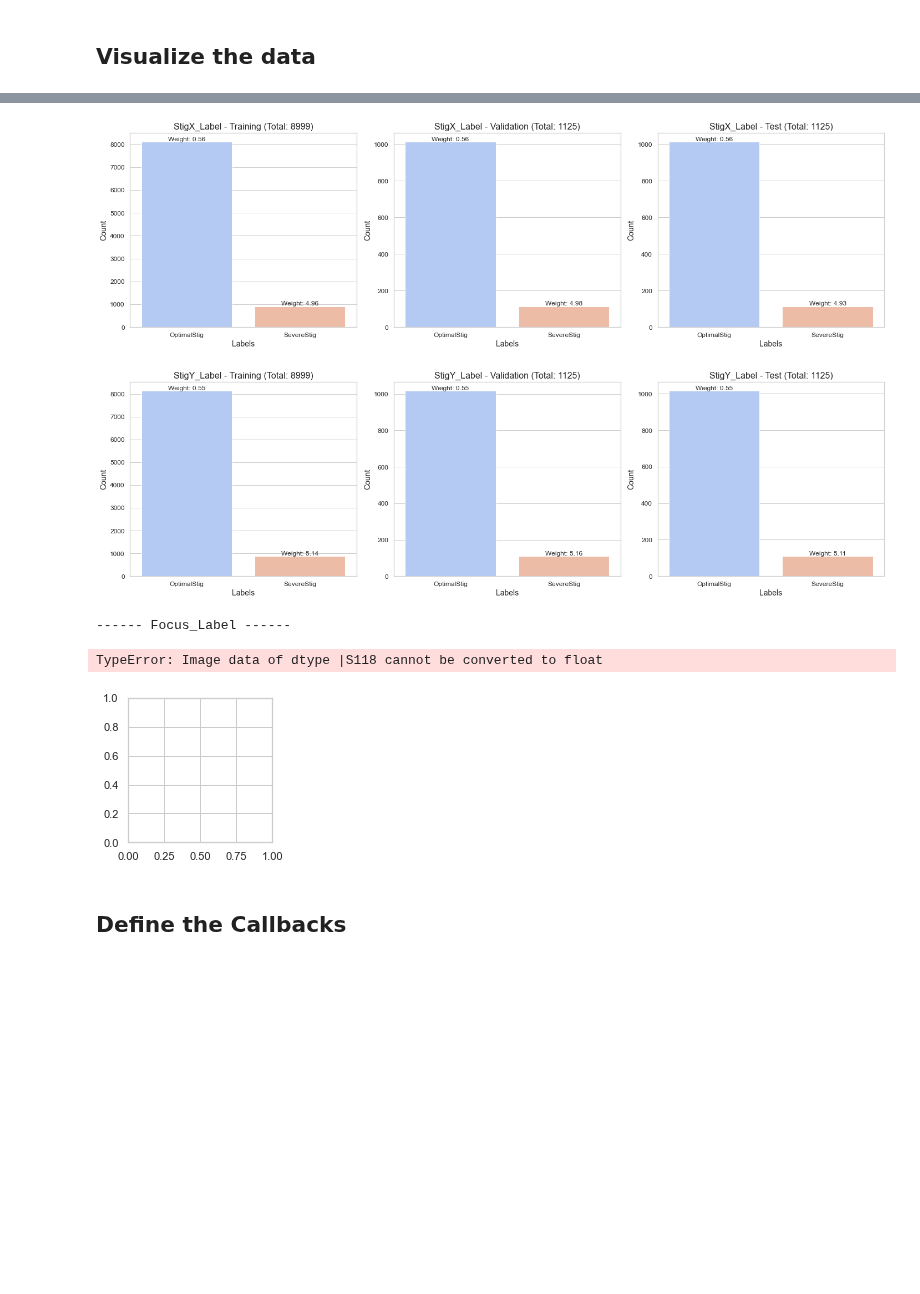
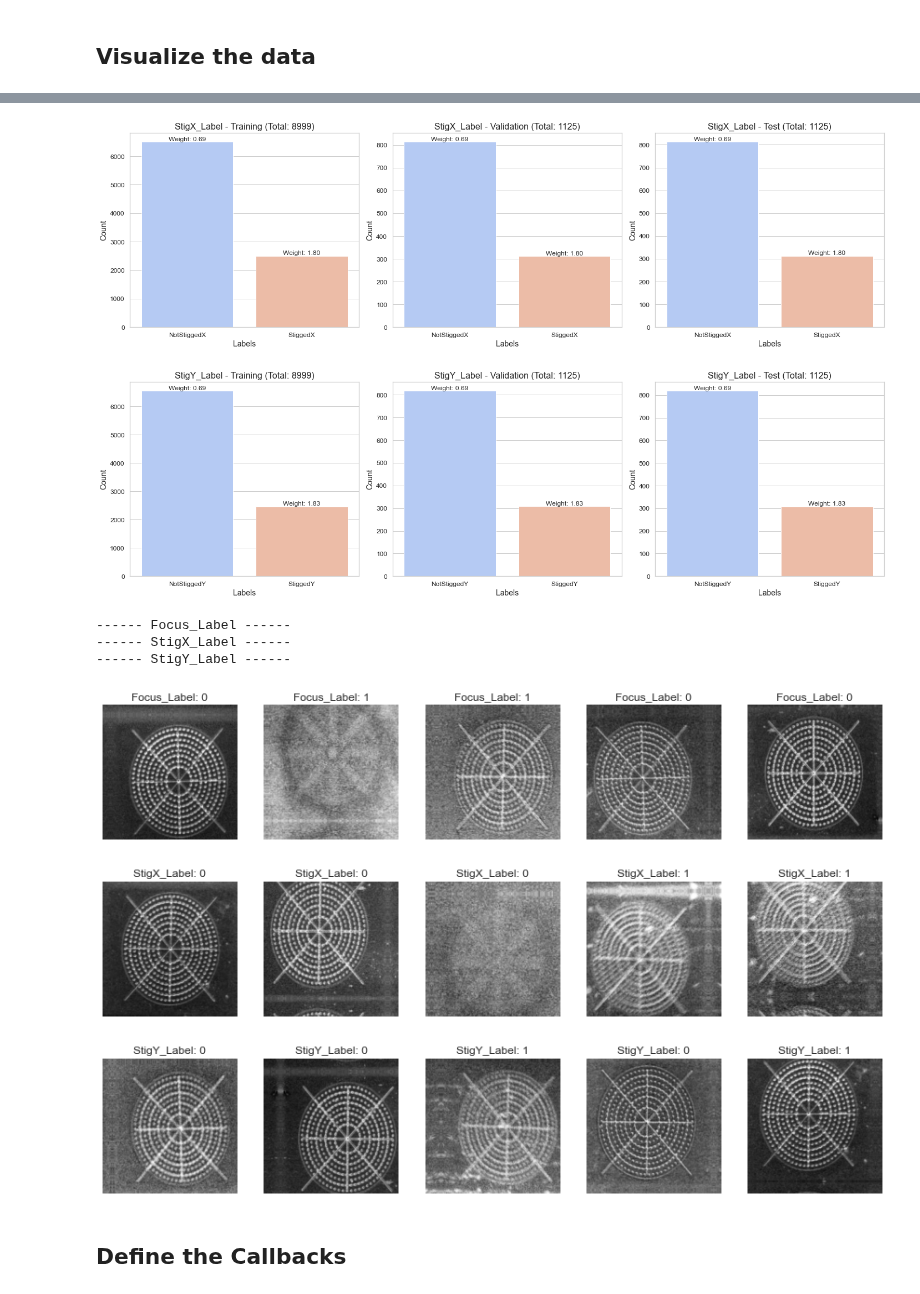
Before and after one commit to guitarbeat/Image-Classification, a Jupyter notebook: Focus_Fiduciary_Check_v6.ipynb, the cells around one changed output, grey strips where cells are left out. Saved outputs shown, nothing was run; the diff lists cells and outputs as text; code cells hidden in the pictures; blank space fills up the shorter version.

```diff
--- a/Focus_Fiduciary_Check_v6.ipynb
+++ b/Focus_Fiduciary_Check_v6.ipynb
@@ -604,0 +491,11 @@ Label: StigX_Label
+# %%
+# Calling the Data Preparation Function
+datasets, class_weights, dataset_info = prepare_dataset(
+    base_dir=config['BASE_DIR'],
+    data_file=config['DATA_FILE'],
+    old_base_path=config['OLD_BASE_PATH'],
+    new_base_path=config['NEW_BASE_PATH'],
+    focus_threshold=config['FOCUS_THRESHOLD'],
+    stig_threshold=config['STIG_THRESHOLD'],
+    label_columns=label_columns
+)
@@ -613,7 +516,7 @@ def annotate_bars(ax, labels: list, counts: list, weights: list) -> None:
         ax.text(j, count, f"Weight: {weights[j]:.2f}", ha='center', va='bottom')
 
 def plot_single_split(ax, split_data: Dict, label_column: str, split: str) -> None:
-
+    """Plot the class counts for a single dataset split."""
     labels = list(split_data['Counts'].keys())
     counts = list(split_data['Counts'].values())
     weights = [split_data['Weights'][label] for label in labels]
@@ -625,8 +528,6 @@ def plot_single_split(ax, split_data: Dict, label_column: str, split: str) -> No
     ax.set_xlabel('Labels', fontsize=14)
     ax.set_ylabel('Count', fontsize=14)
     ax.tick_params(labelsize=12)
-
-
 
 def plot_academic_dataset_info(dataset_info: Dict) -> None:
     """Enhance the plots for a more academic/scientific look using seaborn."""
@@ -644,21 +545,24 @@ def plot_academic_dataset_info(dataset_info: Dict) -> None:
 plot_academic_dataset_info(dataset_info)
 
 
-def map_integers_to_labels(label_int, label_column):
-    int_to_label_mapping = {v: k for k, v in config['LABEL_TO_INT_MAPPINGS'][label_column].items()}
-    mapped_label = int_to_label_mapping.get(label_int, 'Unknown')
+## Visualize Training Batches for Multiple Labels
+def show_batch(image_batch, label_batch_dict, rows=1, cols=5):
+    """
+    Display a batch of images in a grid format.
 
-    return mapped_label
+    Args:
+    - image_batch (List[Any]): Batch of images to display.
+    - label_batch_dict (Dict): Dictionary containing corresponding labels for the images for multiple tasks.
+    - rows (int, optional): Number of rows in the grid. Defaults to 5.
+    - cols (int, optional): Number of columns in the grid. Defaults to 5.
+    """
+    plt.figure(figsize=(15, 15))
 
-
-def show_batch(image_batch, label_batch_dict, rows=1, cols=5):
-    plt.figure(figsize=(15, 15))
     for n in range(rows * cols):
         ax = plt.subplot(rows, cols, n + 1)
         plt.imshow(image_batch[n])
-        label_text = "\n".join([f"{key}: {map_integers_to_labels(val[n], key)}"
-                                 for key, val in label_batch_dict.items()])
-        plt.title(label_text)
+        label_text = "\n".join([f"{key}: {val[n]}" for key, val in label_batch_dict.items()])
+        plt.title(label_text)  # Convert labels to string just in case
         plt.axis('off')
 
 # @title Print Batch and Label Shapes and Other Diagnostics
@@ -668,7 +572,7 @@ def print_diagnostics(image_batch, label_batch_dict):
         print(f"{label} batch shape: {label_batch.shape}")
 
 # @title Iterate Over Batches for All Labels
-label_columns = ['Focus_Label', 'StigX_Label', 'StigY_Label'] #might not be needed
+label_columns = ['Focus_Label', 'StigX_Label', 'StigY_Label']
 
 for label_column in label_columns:
     print(f"------ {label_column} ------")
@@ -682,7 +586,10 @@ for label_column in label_columns:
-[figure, old version]
+[figure, new version]
-[figure, old version]
+[figure, new version]
 ------ Focus_Label ------
+------ StigX_Label ------
+------ StigY_Label ------
-TypeError: Image data of dtype |S118 cannot be converted to float
-[figure, old version]
+[figure, new version]
+[figure, added]
+[figure, added]
 # %% [markdown]
 ## Define the Callbacks
```
Also changed, not shown: parts of 47 cells of this notebook, 2 other files.
